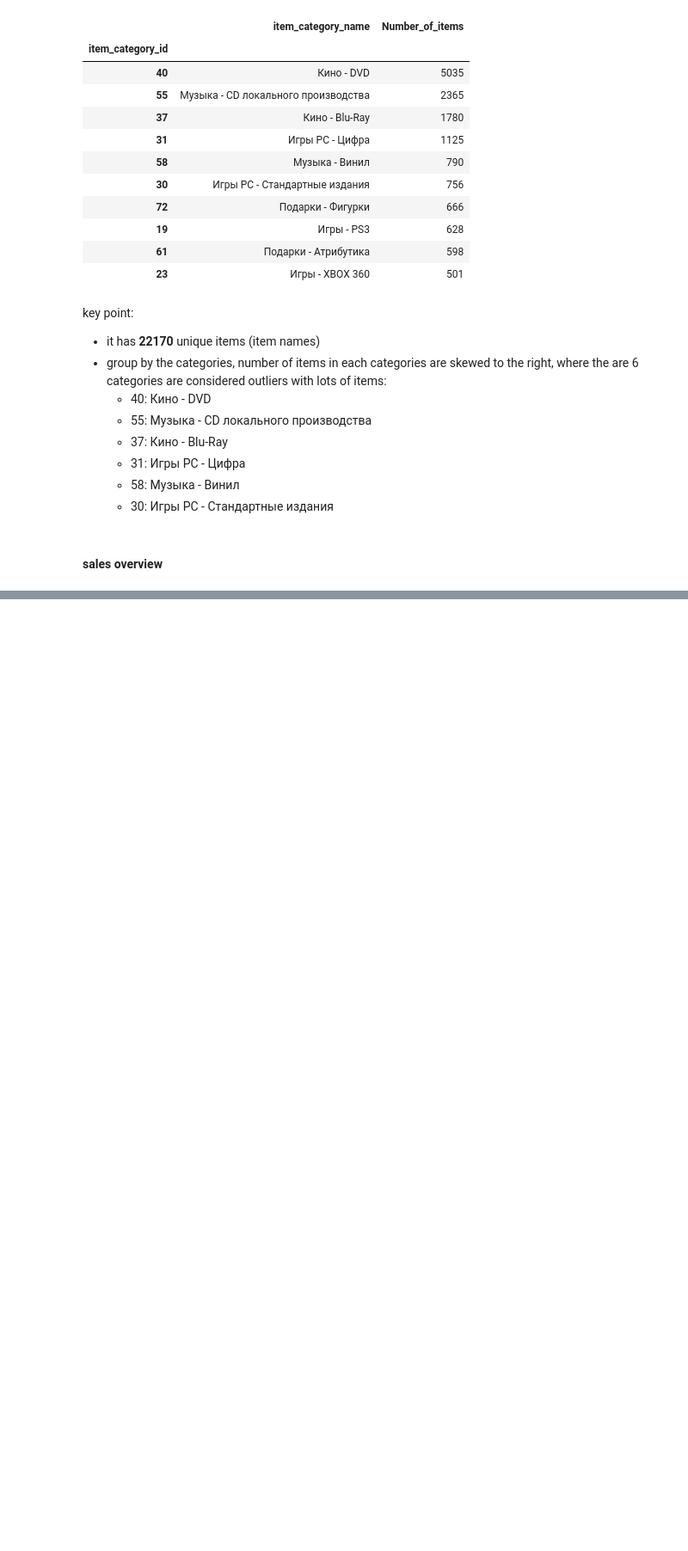
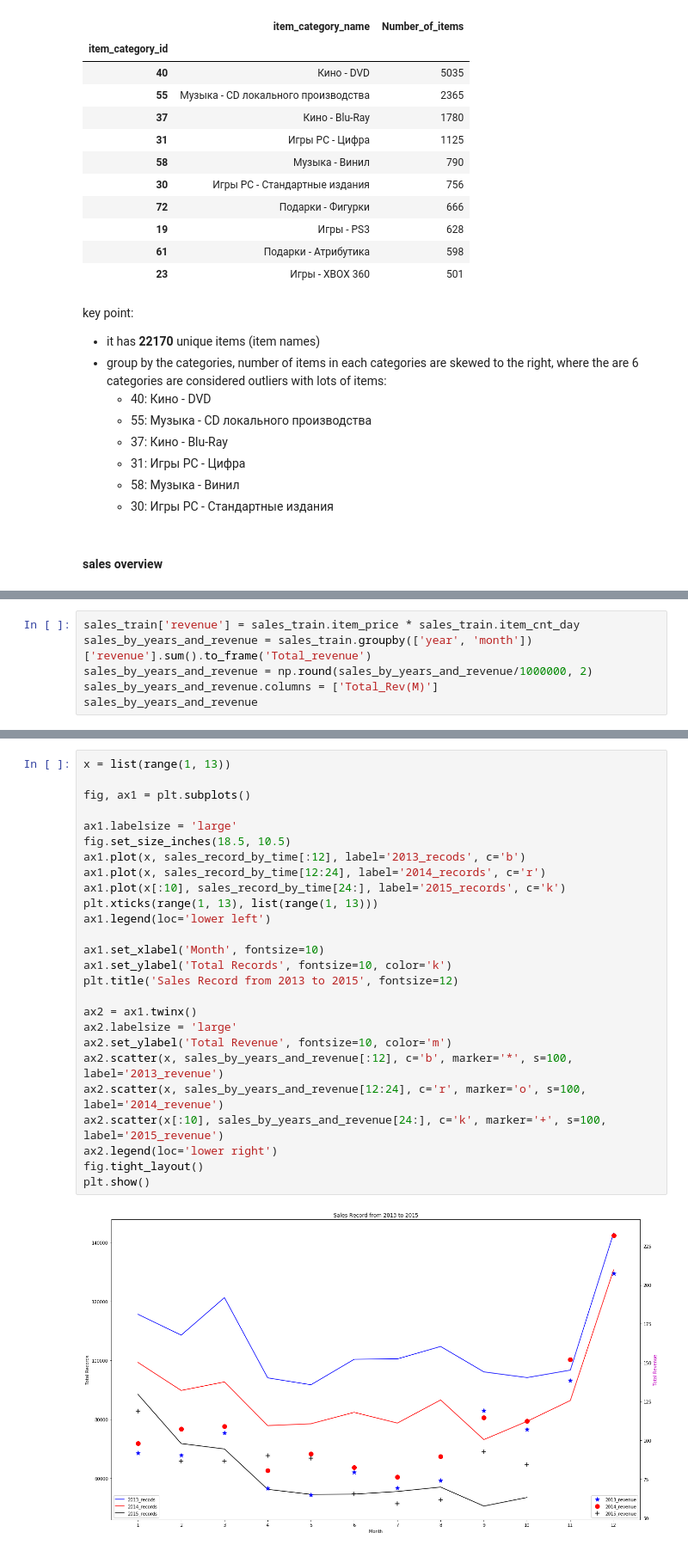
Before and after one commit to AilingLiu/How-to-Win-Kaggle-Competition, a Jupyter notebook: Final_Project/preview_of_data.ipynb, the cells around one changed output, grey strips where cells are left out. Shown at 86% size. Saved outputs shown, nothing was run; the diff lists cells and outputs as text; blank space fills up the shorter version.

```diff
--- a/Final_Project/preview_of_data.ipynb
+++ b/Final_Project/preview_of_data.ipynb
@@ -205,0 +369,6 @@ key point:
+# %%
+sales_train['revenue'] = sales_train.item_price * sales_train.item_cnt_day
+sales_by_years_and_revenue = sales_train.groupby(['year', 'month'])['revenue'].sum().to_frame('Total_revenue')
+sales_by_years_and_revenue = np.round(sales_by_years_and_revenue/1000000, 2)
+sales_by_years_and_revenue.columns = ['Total_Rev(M)']
+sales_by_years_and_revenue
@@ -205,0 +394,28 @@ key point:
+# %%
+x = list(range(1, 13))
+
+fig, ax1 = plt.subplots()
+
+ax1.labelsize = 'large'
+fig.set_size_inches(18.5, 10.5)
+ax1.plot(x, sales_record_by_time[:12], label='2013_recods', c='b')
+ax1.plot(x, sales_record_by_time[12:24], label='2014_records', c='r')
+ax1.plot(x[:10], sales_record_by_time[24:], label='2015_records', c='k')
+plt.xticks(range(1, 13), list(range(1, 13)))
+ax1.legend(loc='lower left')
+
+ax1.set_xlabel('Month', fontsize=10)
+ax1.set_ylabel('Total Records', fontsize=10, color='k')
+plt.title('Sales Record from 2013 to 2015', fontsize=12)
+
+ax2 = ax1.twinx()
+ax2.labelsize = 'large'
+ax2.set_ylabel('Total Revenue', fontsize=10, color='m')
+ax2.scatter(x, sales_by_years_and_revenue[:12], c='b', marker='*', s=100, label='2013_revenue')
+ax2.scatter(x, sales_by_years_and_revenue[12:24], c='r', marker='o', s=100, label='2014_revenue')
+ax2.scatter(x[:10], sales_by_years_and_revenue[24:], c='k', marker='+', s=100, label='2015_revenue')
+ax2.legend(loc='lower right')
+fig.tight_layout()
+plt.show()
+# %% [output]
+[figure, added]
```
Also changed, not shown: parts of 16 cells of this notebook.
